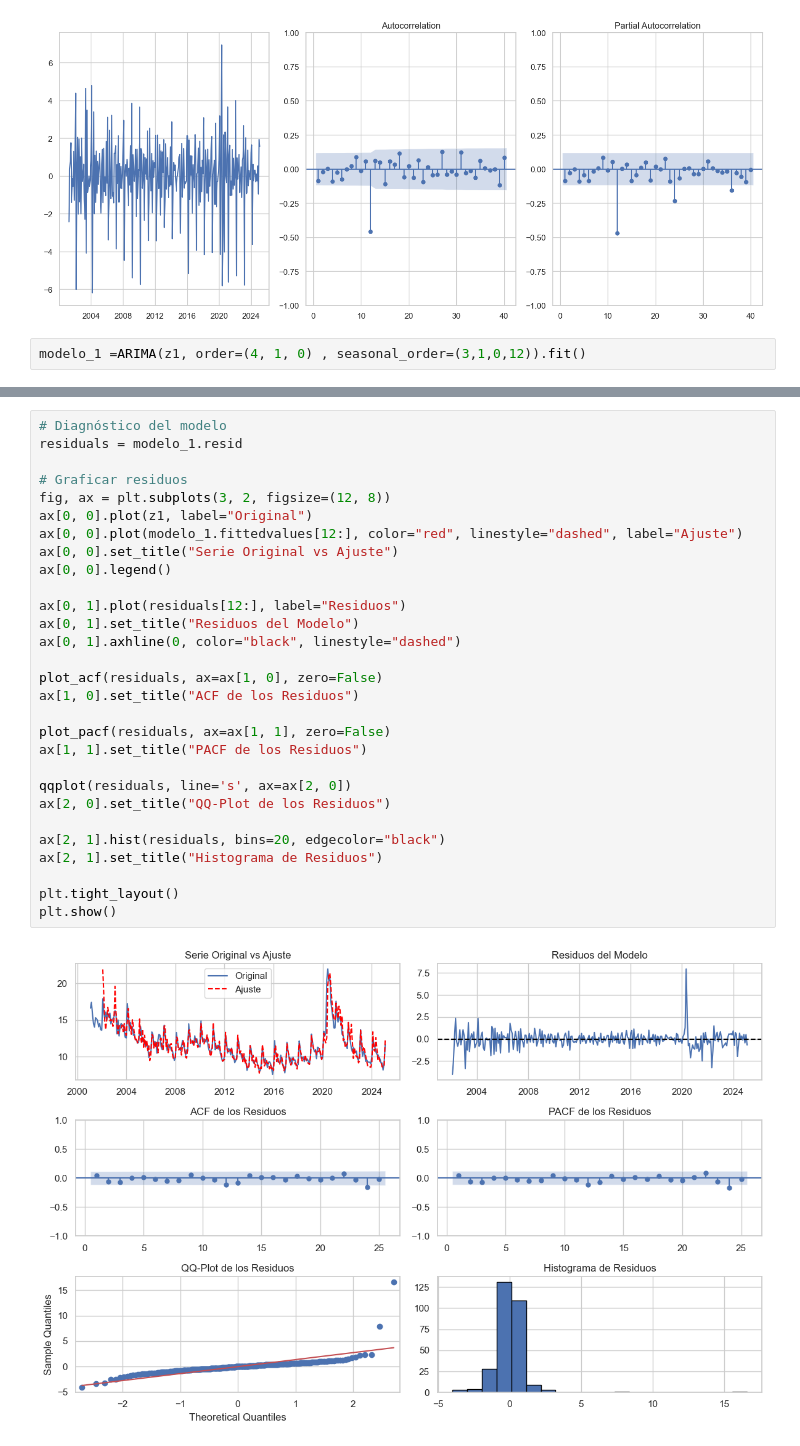
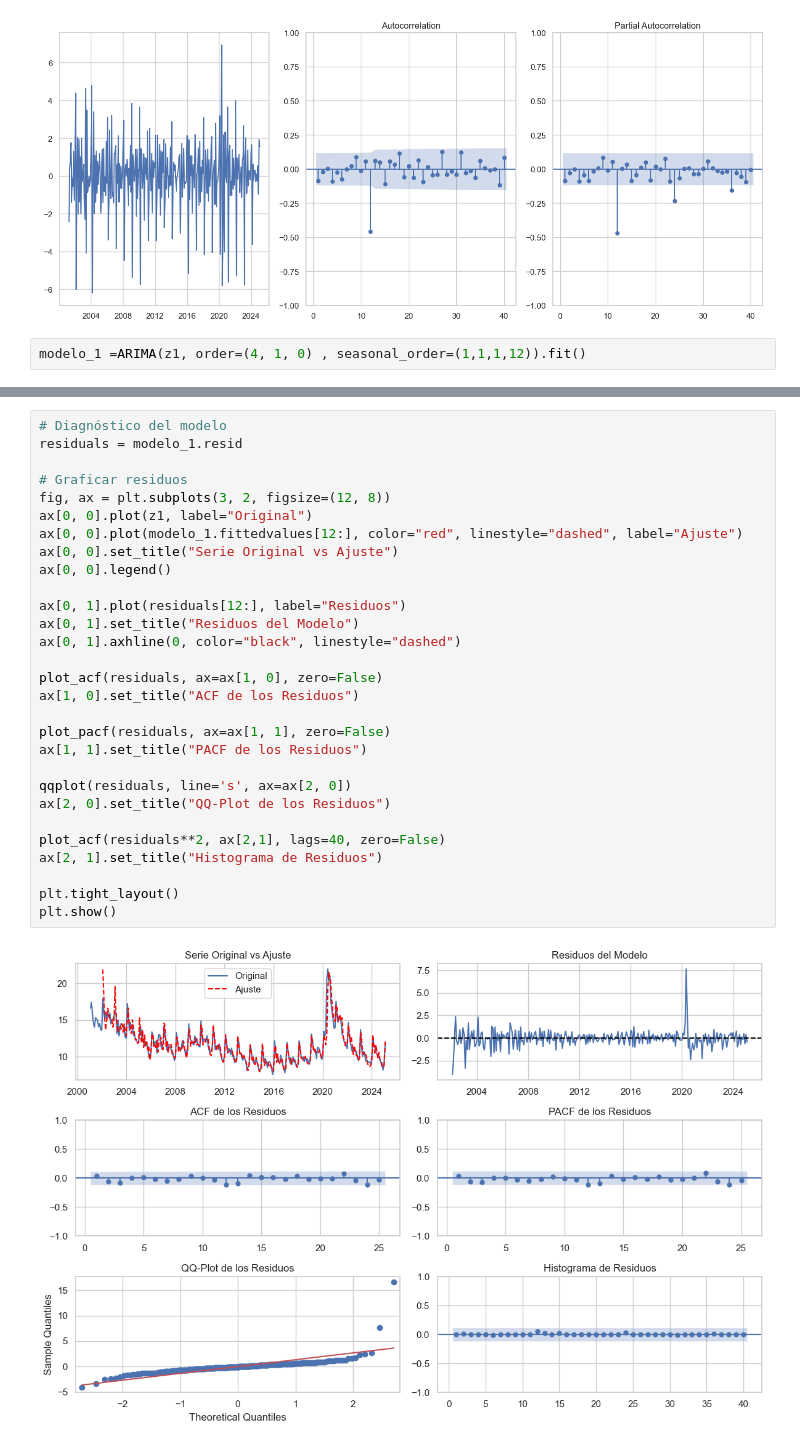
Before and after one commit to Wilsonsr/Series-de-Tiempo, a Jupyter notebook: Cuadernos Python/SARIMA.ipynb, the cells around one changed output, grey strips where cells are left out. Cells and saved outputs as stored; diff of their text form.

```diff
--- a/Cuadernos Python/SARIMA.ipynb
+++ b/Cuadernos Python/SARIMA.ipynb
@@ -371,7 +397,7 @@ plt.show()
 # %% [output]
 [figure]
 # %%
-modelo_1 =ARIMA(z1, order=(4, 1, 0) , seasonal_order=(3,1,0,12)).fit()
+modelo_1 =ARIMA(z1, order=(4, 1, 0) , seasonal_order=(1,1,1,12)).fit()
 # %%
 modelo_1.summary()
 # %% [output]
@@ -401,31 +426,31 @@ Warnings:
 # %%
 # Diagnóstico del modelo
 residuals = modelo_1.resid
 
 # Graficar residuos
 fig, ax = plt.subplots(3, 2, figsize=(12, 8))
 ax[0, 0].plot(z1, label="Original")
 ax[0, 0].plot(modelo_1.fittedvalues[12:], color="red", linestyle="dashed", label="Ajuste")
 ax[0, 0].set_title("Serie Original vs Ajuste")
 ax[0, 0].legend()
 
 ax[0, 1].plot(residuals[12:], label="Residuos")
 ax[0, 1].set_title("Residuos del Modelo")
 ax[0, 1].axhline(0, color="black", linestyle="dashed")
 
 plot_acf(residuals, ax=ax[1, 0], zero=False)
 ax[1, 0].set_title("ACF de los Residuos")
 
 plot_pacf(residuals, ax=ax[1, 1], zero=False)
 ax[1, 1].set_title("PACF de los Residuos")
 
 qqplot(residuals, line='s', ax=ax[2, 0])
 ax[2, 0].set_title("QQ-Plot de los Residuos")
 
-ax[2, 1].hist(residuals, bins=20, edgecolor="black")
+plot_acf(residuals**2, ax[2,1], lags=40, zero=False)
 ax[2, 1].set_title("Histograma de Residuos")
 
 plt.tight_layout()
 plt.show()
 # %% [output]
-[figure, old version]
+[figure, new version]
```
Also changed, not shown: parts of 26 cells of this notebook.
